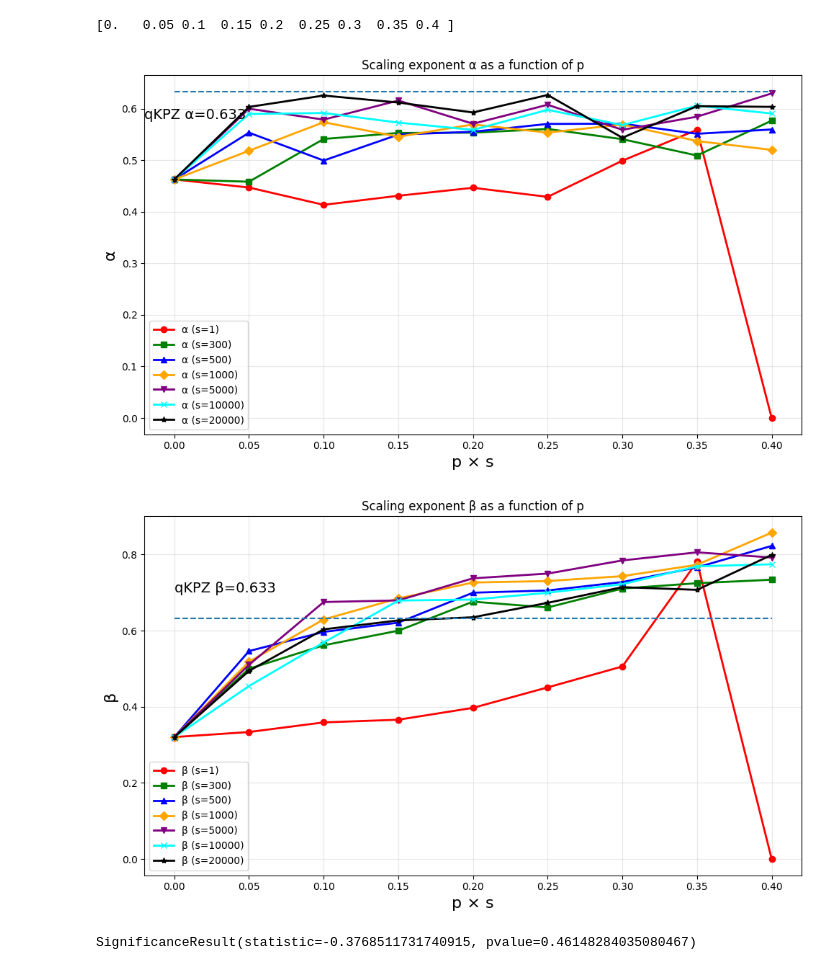
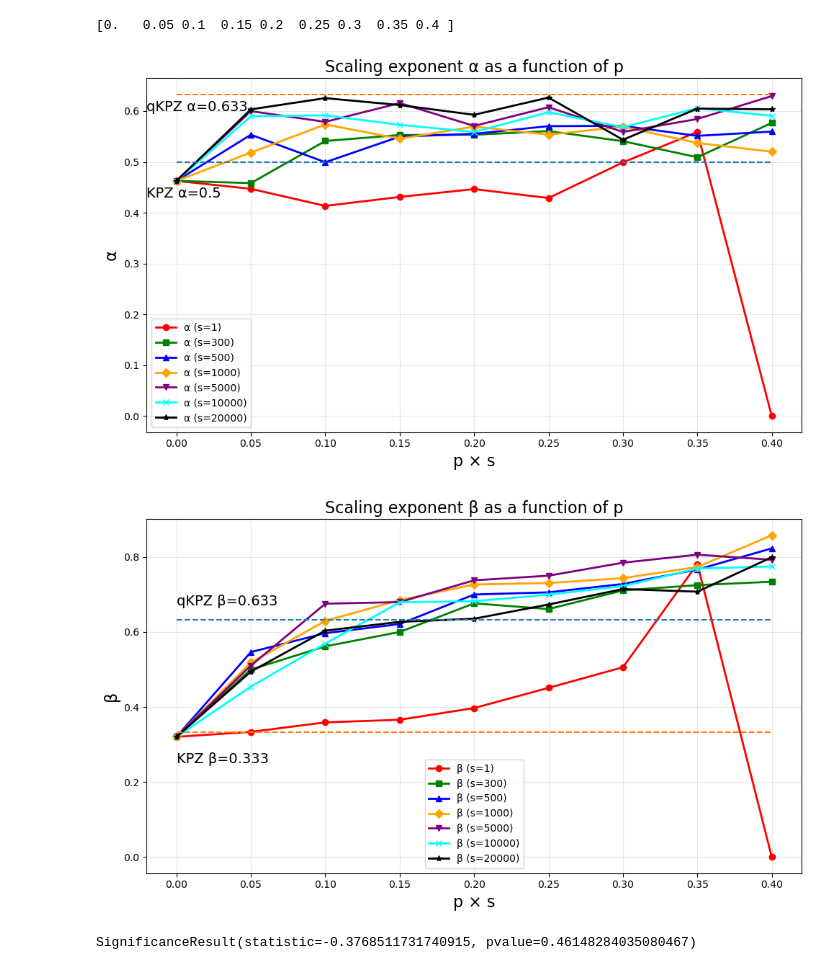
Before and after one commit to maxou2804/script_1D_Eden, a Jupyter notebook: plot_3d_con_sites.ipynb, the cells around one changed output. Cells and saved outputs as stored; diff of their text form; code cells hidden in the pictures.

```diff
--- a/plot_3d_con_sites.ipynb
+++ b/plot_3d_con_sites.ipynb
@@ -104,40 +104,43 @@ markers = ['o', 's', '^', 'D', 'v', 'x', '*']
 # PLOT α(p)
 # -------------------------
 plt.figure(figsize=(10,6))
 
 for (L, (p, alpha)), color, marker in zip(alpha_data.items(), colors, markers):
     plt.plot(p, alpha, marker=marker, color=color, label=f"α (s={L})", linewidth=2)
 
-
+plt.plot(p,0.5*np.ones((len(p),1)),'--')
+plt.text(-0.02,0.43,'KPZ α=0.5',fontsize=14)
 plt.plot(p,0.633*np.ones((len(p),1)),'--')
-plt.text(-0.02,0.58,'qKPZ α=0.633',fontsize=14)
+plt.text(-0.02,0.60,'qKPZ α=0.633',fontsize=14)
 plt.xlabel("p × s",fontsize=16)
 plt.ylabel("α",fontsize=16)
-plt.title("Scaling exponent α as a function of p")
+plt.title("Scaling exponent α as a function of p",fontsize=16)
 plt.grid(True, alpha=0.3)
 plt.legend()
 plt.tight_layout()
 plt.show()
 
 # -------------------------
 # PLOT β(p)
 # -------------------------
 plt.figure(figsize=(10,6))
 
 for (L, (p, beta)), color, marker in zip(beta_data.items(), colors, markers):
     plt.plot(p, beta, marker=marker, color=color, label=f"β (s={L})", linewidth=2)
-plt.text(0.0,0.7,'qKPZ β=0.633',fontsize=14)
+plt.text(0.0,0.67,'qKPZ β=0.633',fontsize=14)
 plt.plot(p,0.633*np.ones((len(p),1)),'--')
+plt.text(0.0,0.25,'KPZ β=0.333',fontsize=14)
+plt.plot(p,0.333*np.ones((len(p),1)),'--')
 plt.xlabel("p × s",fontsize=16)
 plt.ylabel("β",fontsize=16)
-plt.title("Scaling exponent β as a function of p")
+plt.title("Scaling exponent β as a function of p",fontsize=16)
 plt.grid(True, alpha=0.3)
 plt.legend()
 plt.tight_layout()
 plt.show()
 # %% [output]
-[figure, old version]
+[figure, new version]
-[figure, old version]
+[figure, new version]
 # %%
 import plotly.graph_objects as go
 import numpy as np
```
Also changed, not shown: 4 other files.
